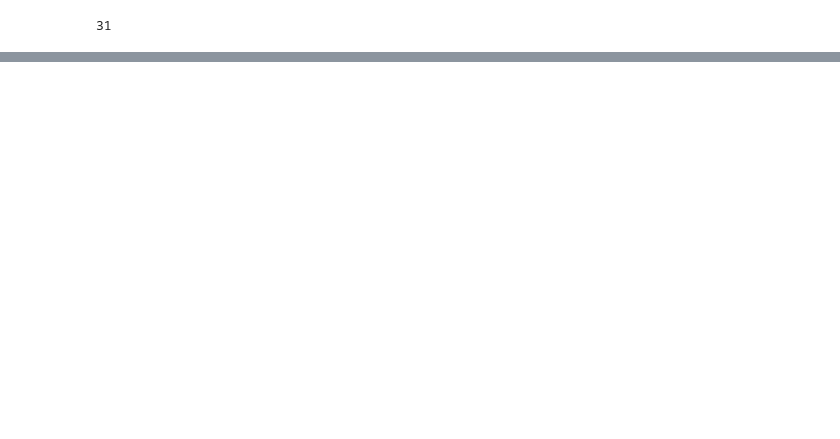
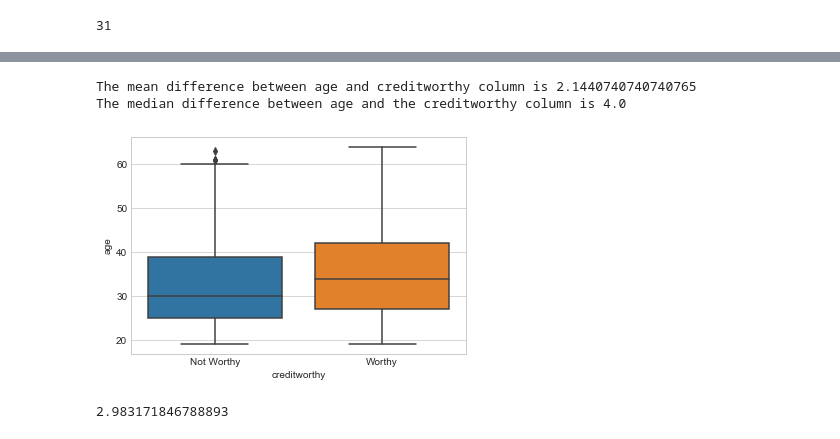
Before and after one commit to joeelorm/Projects, a Jupyter notebook: Predictive_analytics.ipynb, the cells around one changed output, grey strips where cells are left out. Drawn from its saved outputs; the diff is of its cells as text; code cells hidden in the pictures; blank space fills up the shorter version.

```diff
--- a/Predictive_analytics.ipynb
+++ b/Predictive_analytics.ipynb
@@ -415,0 +498,2 @@ array([34.78995, 36.166  ])
+# %%
+data.drop(data[data['age'] > upper_extreme].index, inplace = True)
@@ -415,0 +512,7 @@ array([34.78995, 36.166  ])
+# %%
+association_finder('age', data)
+# %% [output]
+The mean difference between age and creditworthy column is 2.1440740740740765
+The median difference between age and the creditworthy column is 4.0
+[figure, added]
+2.983171846788893
```
Also changed, not shown: parts of 27 cells of this notebook.
